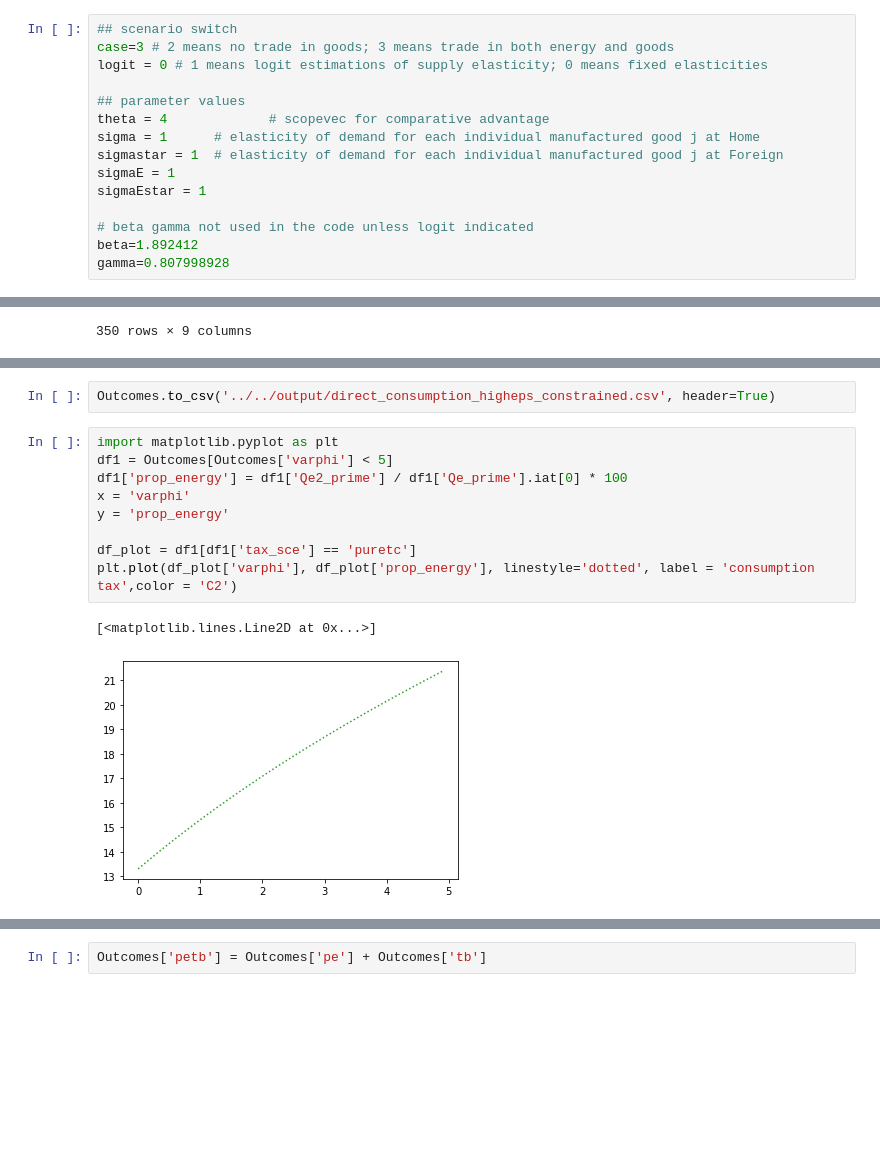
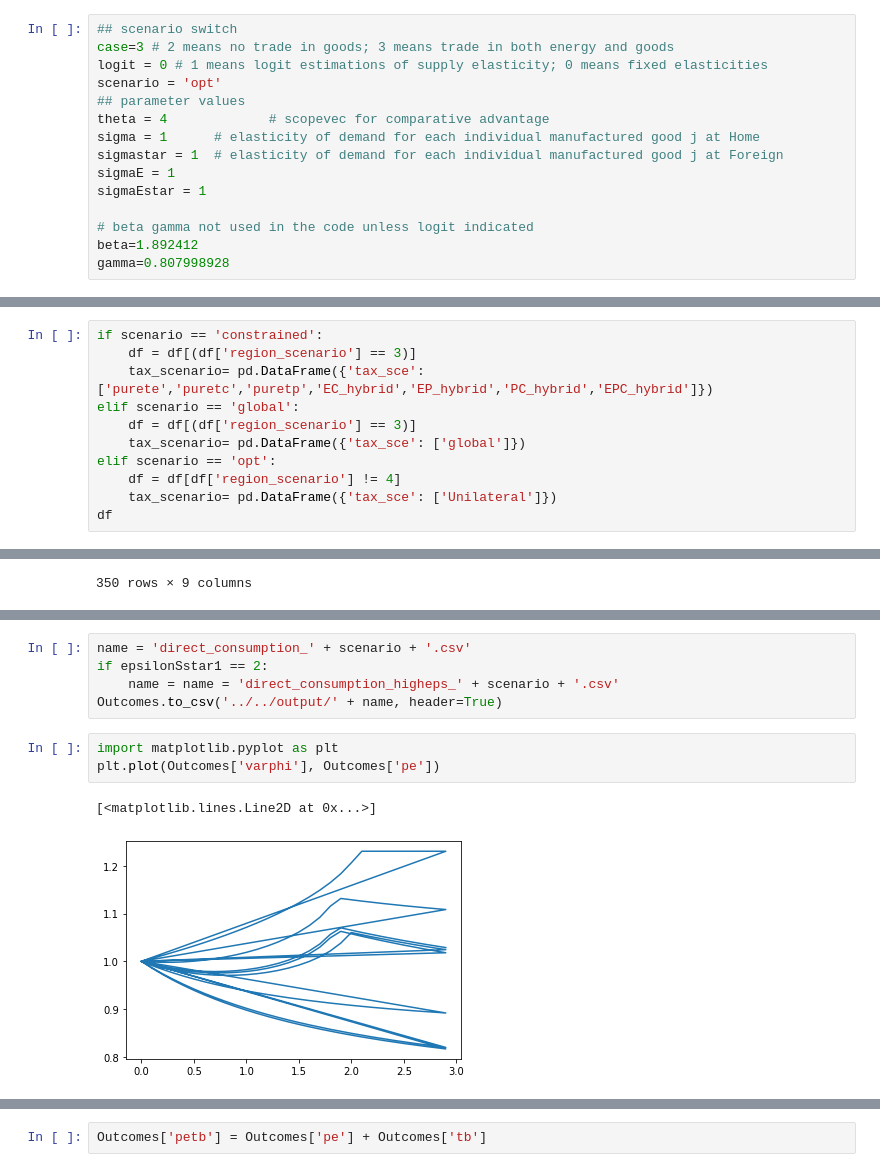
Before and after one commit to VoliCrank/Optimal-Unilateral-Carbon-Policy, a Jupyter notebook: simulation_results/codes/direct_energy_consumption/ces_direct_energy_higheps.ipynb, the cells around one changed output, grey strips where cells are left out. Cells and saved outputs as stored; diff of their text form; blank space fills up the shorter version.

Commit message:
update results and figures

```diff
--- a/simulation_results/codes/direct_energy_consumption/ces_direct_energy_higheps.ipynb
+++ b/simulation_results/codes/direct_energy_consumption/ces_direct_energy_higheps.ipynb
@@ -10,7 +10,7 @@ warnings.filterwarnings('ignore')
 ## scenario switch
 case=3 # 2 means no trade in goods; 3 means trade in both energy and goods
 logit = 0 # 1 means logit estimations of supply elasticity; 0 means fixed elasticities
-
+scenario = 'opt'
 ## parameter values
 theta = 4             # scopevec for comparative advantage
 sigma = 1      # elasticity of demand for each individual manufactured good j at Home
@@ -70,0 +58,11 @@ df
+# %%
+if scenario == 'constrained':
+    df = df[(df['region_scenario'] == 3)]
+    tax_scenario= pd.DataFrame({'tax_sce': ['purete','puretc','puretp','EC_hybrid','EP_hybrid','PC_hybrid','EPC_hybrid']})
+elif scenario == 'global':
+    df = df[(df['region_scenario'] == 3)]
+    tax_scenario= pd.DataFrame({'tax_sce': ['global']})
+elif scenario == 'opt':
+    df = df[df['region_scenario'] != 4]
+    tax_scenario= pd.DataFrame({'tax_sce': ['Unilateral']})
+df
@@ -208,17 +221,14 @@ Outcomes[['pe','tb','Lg_prime', 'Lgstar_prime']]
 # %%
-Outcomes.to_csv('../../output/direct_consumption_higheps_constrained.csv', header=True)
+name = 'direct_consumption_' + scenario + '.csv'
+if epsilonSstar1 == 2:
+    name = name = 'direct_consumption_higheps_' + scenario + '.csv'
+Outcomes.to_csv('../../output/' + name, header=True)
 # %%
 import matplotlib.pyplot as plt
-df1 = Outcomes[Outcomes['varphi'] < 5]
-df1['prop_energy'] = df1['Qe2_prime'] / df1['Qe_prime'].iat[0] * 100
-x = 'varphi'
-y = 'prop_energy'
-
-df_plot = df1[df1['tax_sce'] == 'puretc']
-plt.plot(df_plot['varphi'], df_plot['prop_energy'], linestyle='dotted', label = 'consumption tax',color = 'C2')
+plt.plot(Outcomes['varphi'], Outcomes['pe'])
 # %% [output]
 [<matplotlib.lines.Line2D at 0x...>]
-[figure, old version]
+[figure, new version]
 # %%
 plt.plot(Outcomes['varphi'], Outcomes['Cec_prime'], label = "Home")
 plt.plot(Outcomes['varphi'], Outcomes['Cecstar_prime'], label = "Foreign")
```
Also changed, not shown: parts of 17 cells of this notebook, 18 other files.
